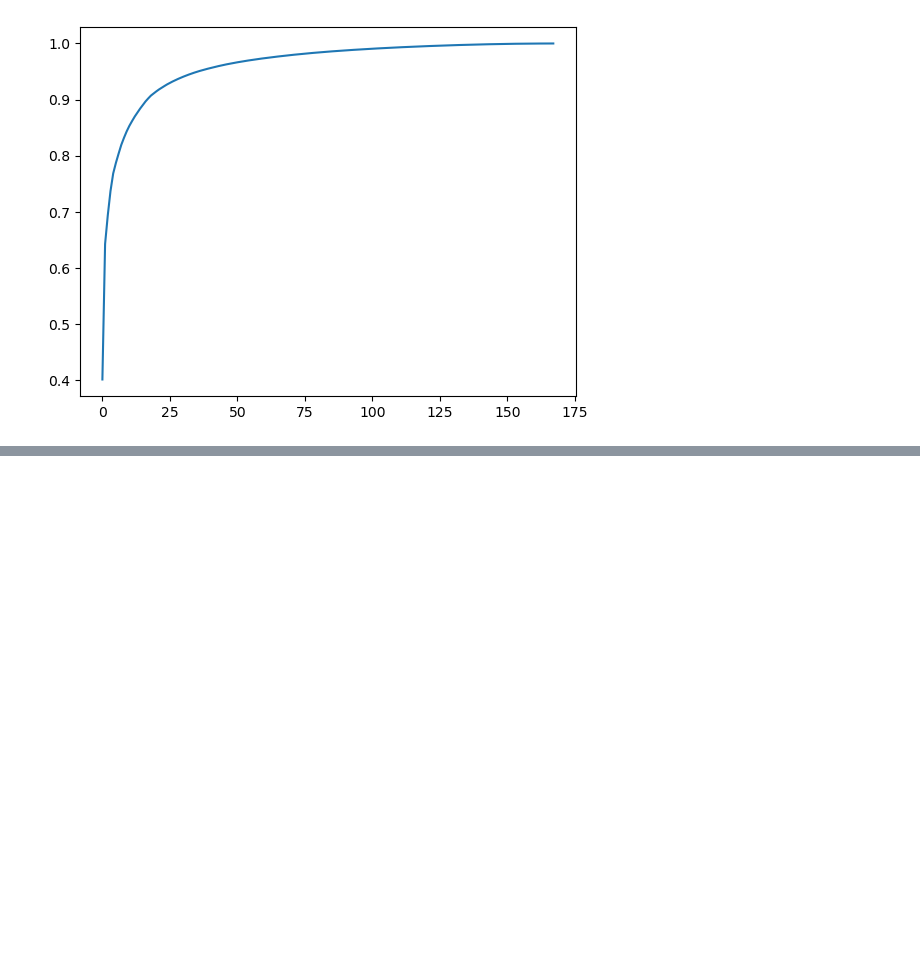
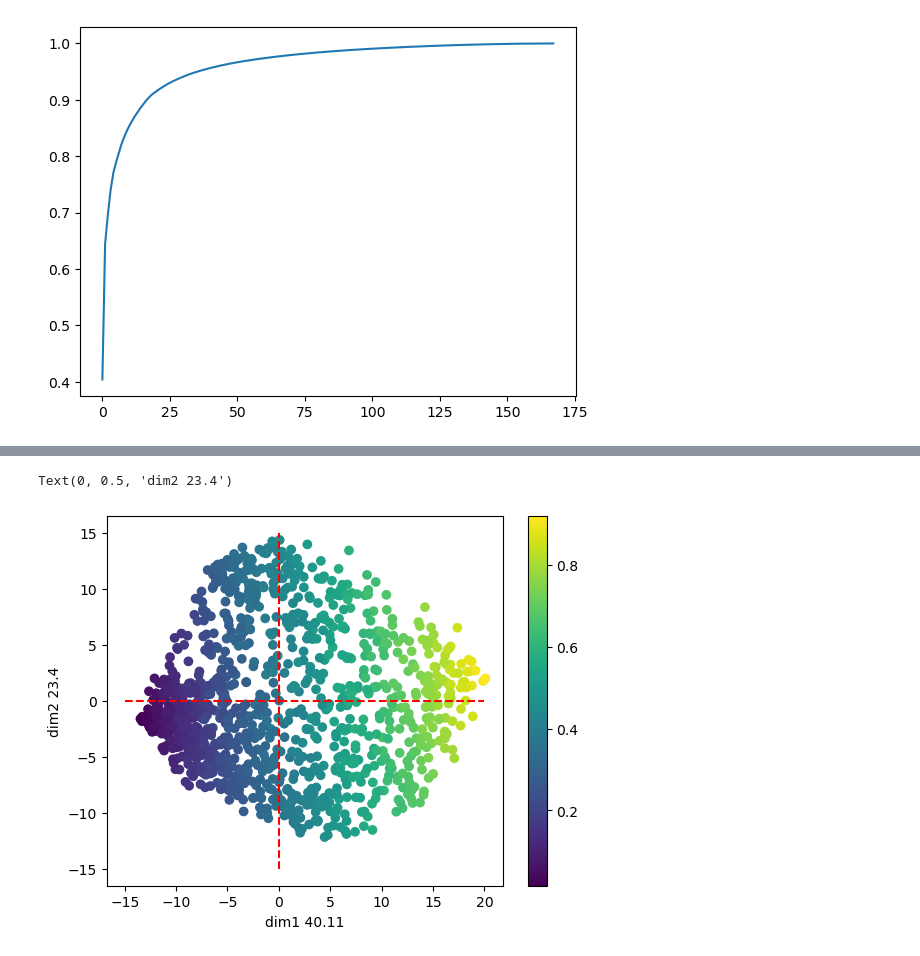
Before and after one commit to mouna0403/projectDA, a Jupyter notebook: projectDA/data/Untitled.ipynb, the cells around one changed output, grey strips where cells are left out. Saved outputs shown, nothing was run; the diff lists cells and outputs as text; code cells hidden in the pictures; blank space fills up the shorter version.

```diff
--- a/projectDA/data/Untitled.ipynb
+++ b/projectDA/data/Untitled.ipynb
@@ -358,0 +349,13 @@ Component 2: 4.81 i.e. 24.17 % of the total variance
+# %%
+from sklearn.preprocessing import scale
+X=scale(loading)
+C = pca.fit(X).transform(X)
+plt.scatter(C[:,0],C[:,1],c=loading.mean(axis=1))
+plt.hlines(y=0,xmin=-15,xmax=20,linestyle='dashed',color='red')
+plt.vlines(x=0,ymin=-15,ymax=15,linestyle='dashed',color='red')
+plt.colorbar()
+plt.xlabel('dim1 '+str(round(100*pca.explained_variance_ratio_[0],2)))
+plt.ylabel('dim2 '+str(round(100*pca.explained_variance_ratio_[1],2)))
+# %% [output]
+Text(0, 0.5, 'dim2 23.4')
+[figure, added]
```
Also changed, not shown: parts of 18 cells of this notebook.
